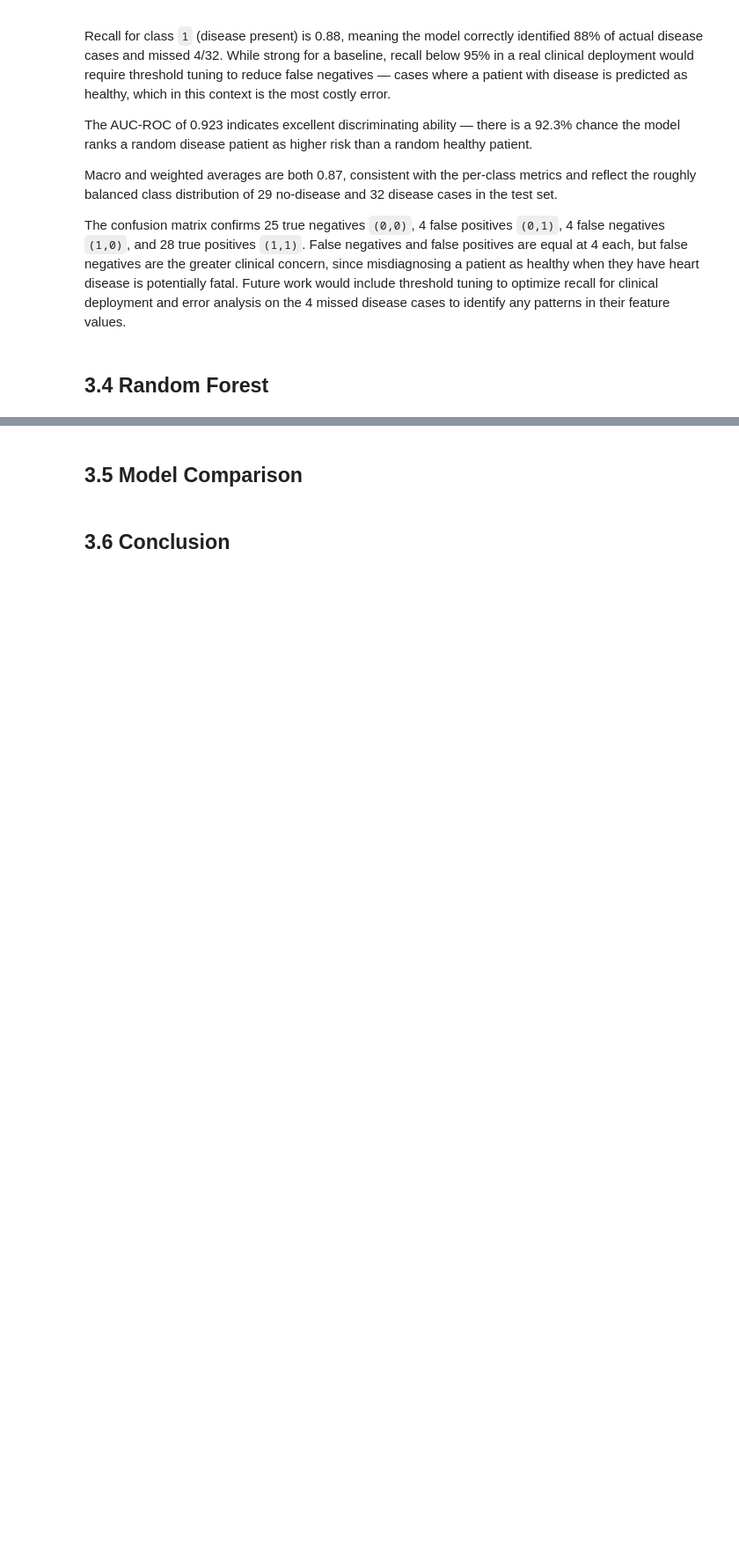
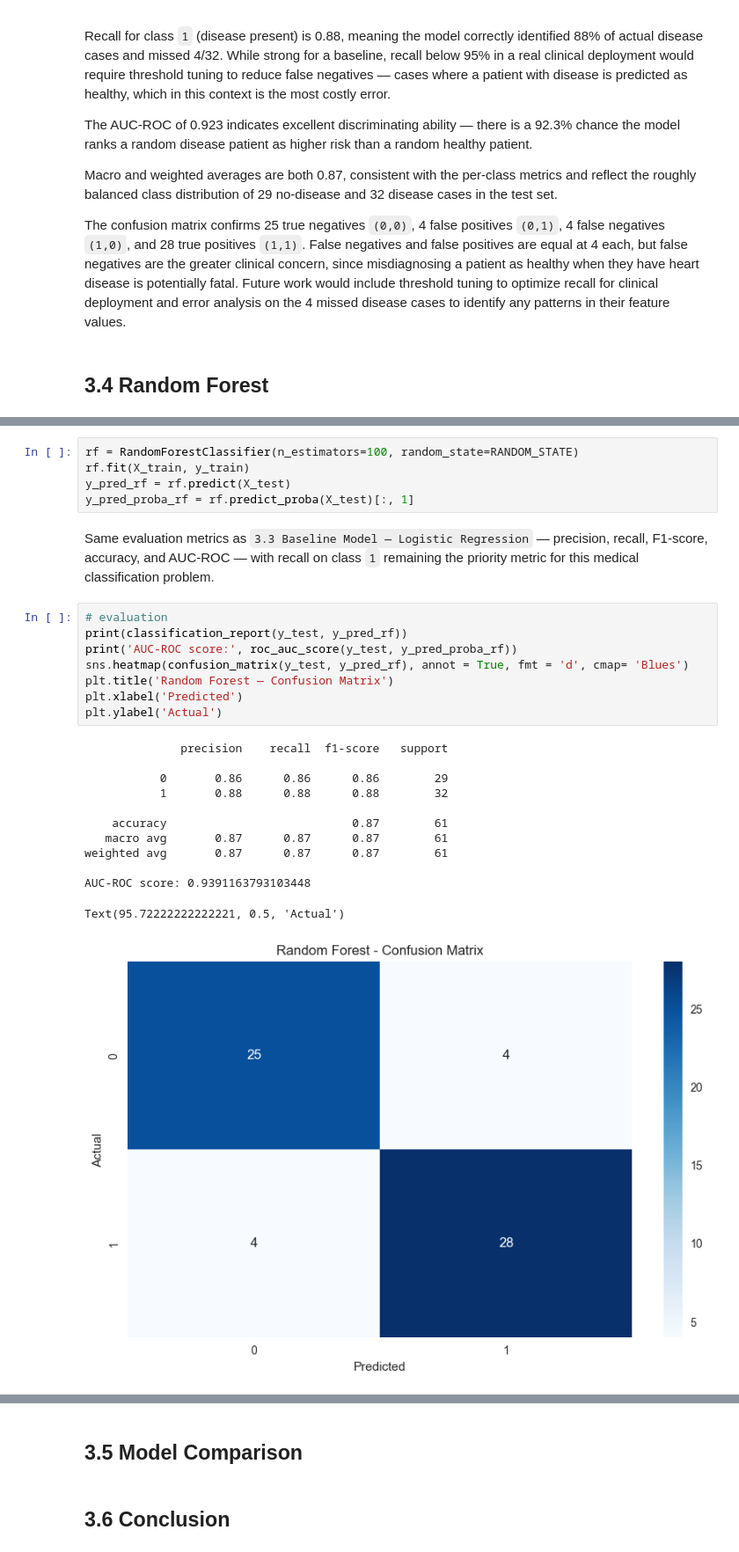
Before and after one commit to joshuasim/heart-disease-project, a Jupyter notebook: notebooks/03_modeling.ipynb, the cells around one changed output, grey strips where cells are left out. Shown at 88% size. Cells and saved outputs as stored; diff of their text form; blank space fills up the shorter version.

Commit message:
Completed 3.4: ramdom forest — 87% accuracy, 0.939 AUC-ROC

```diff
--- a/notebooks/03_modeling.ipynb
+++ b/notebooks/03_modeling.ipynb
@@ -111,0 +114,28 @@ The confusion matrix confirms 25 true negatives `(0,0)`, 4 false positives `(0,1
+# %%
+rf = RandomForestClassifier(n_estimators=100, random_state=RANDOM_STATE)
+rf.fit(X_train, y_train)
+y_pred_rf = rf.predict(X_test)
+y_pred_proba_rf = rf.predict_proba(X_test)[:, 1]
+# %% [markdown]
+Same evaluation metrics as `3.3 Baseline Model — Logistic Regression` — precision, recall, F1-score, accuracy, and AUC-ROC — with recall on class `1` remaining the priority metric for this medical classification problem.
+# %%
+# evaluation
+print(classification_report(y_test, y_pred_rf))
+print('AUC-ROC score:', roc_auc_score(y_test, y_pred_proba_rf))
+sns.heatmap(confusion_matrix(y_test, y_pred_rf), annot = True, fmt = 'd', cmap= 'Blues')
+plt.title('Random Forest — Confusion Matrix')
+plt.xlabel('Predicted')
+plt.ylabel('Actual')
+# %% [output]
+              precision    recall  f1-score   support
+
+           0       0.86      0.86      0.86        29
+           1       0.88      0.88      0.88        32
+
+    accuracy                           0.87        61
+   macro avg       0.87      0.87      0.87        61
+weighted avg       0.87      0.87      0.87        61
+
+AUC-ROC score: 0.9391163793103448
+Text(95.72222222222221, 0.5, 'Actual')
+[figure, added]
```
Also changed, not shown: parts of 5 cells of this notebook.
